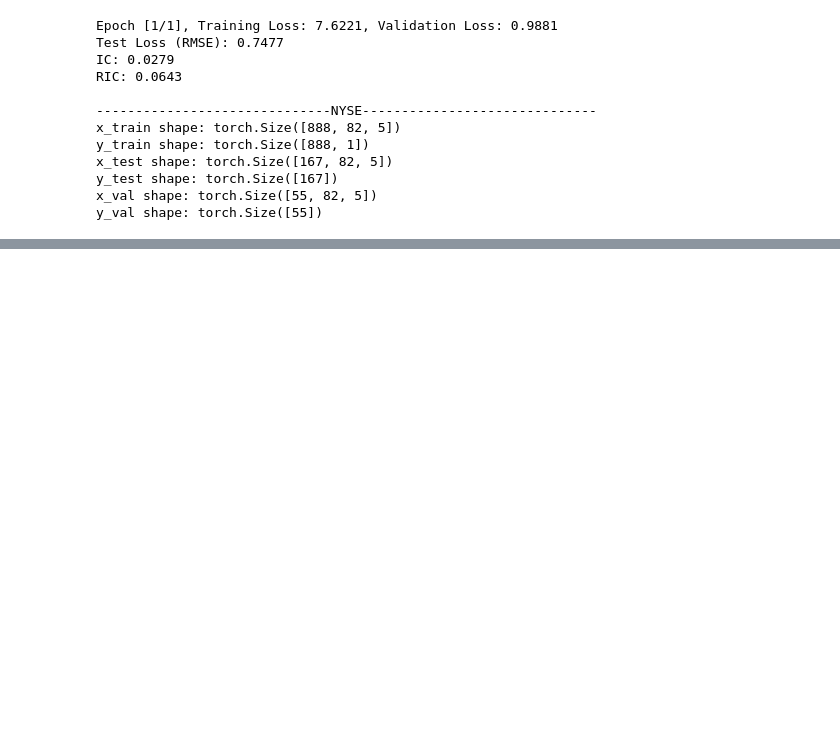
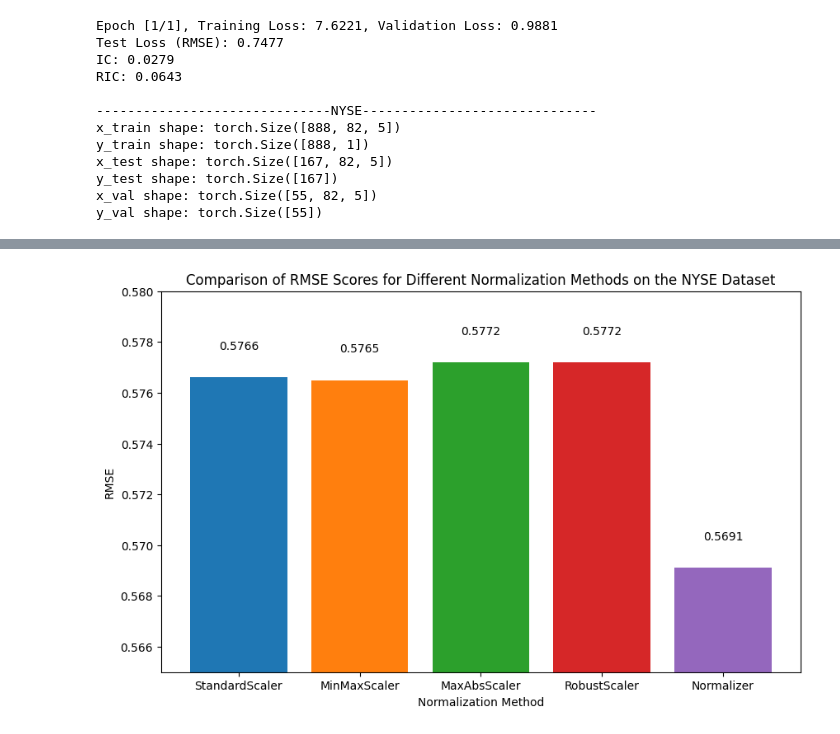
Before and after one commit to tdkhoa1212/MAMBA_model, a Jupyter notebook: test_code.ipynb, the cells around one changed output, grey strips where cells are left out. Saved outputs shown, nothing was run; the diff lists cells and outputs as text; code cells hidden in the pictures; blank space fills up the shorter version.

```diff
--- a/test_code.ipynb
+++ b/test_code.ipynb
@@ -325,0 +368,31 @@ y_val shape: torch.Size([55])
+# %%
+import matplotlib.pyplot as plt
+import numpy as np
+
+# Data for NYSE dataset normalization methods and their RMSE scores
+normalization_methods = [
+    "StandardScaler", "MinMaxScaler", "MaxAbsScaler", "RobustScaler", "Normalizer"
+]
+rmse_scores = [0.5766, 0.5765, 0.5772, 0.5772, 0.5691]
+
+# Colors for better differentiation
+colors = ['#1f77b4', '#ff7f0e', '#2ca02c', '#d62728', '#9467bd']
+
+# Plotting the data
+plt.figure(figsize=(10, 6))
+bars = plt.bar(normalization_methods, rmse_scores, color=colors)
+
+# Adding value labels on top of each bar
+for bar in bars:
+    yval = bar.get_height()
+    plt.text(bar.get_x() + bar.get_width()/2, yval + 0.001, round(yval, 4), ha='center', va='bottom')
+
+# Labeling the plot
+plt.xlabel('Normalization Method')
+plt.ylabel('RMSE')
+plt.title('Comparison of RMSE Scores for Different Normalization Methods on the NYSE Dataset')
+plt.ylim(0.565, 0.58)  # Adjust y-axis for clearer difference visibility
+plt.savefig('Images/choose_normalization.pdf')
+plt.show()
+# %% [output]
+[figure, added]
```
Also changed, not shown: parts of 2 cells of this notebook, 7 other files.
